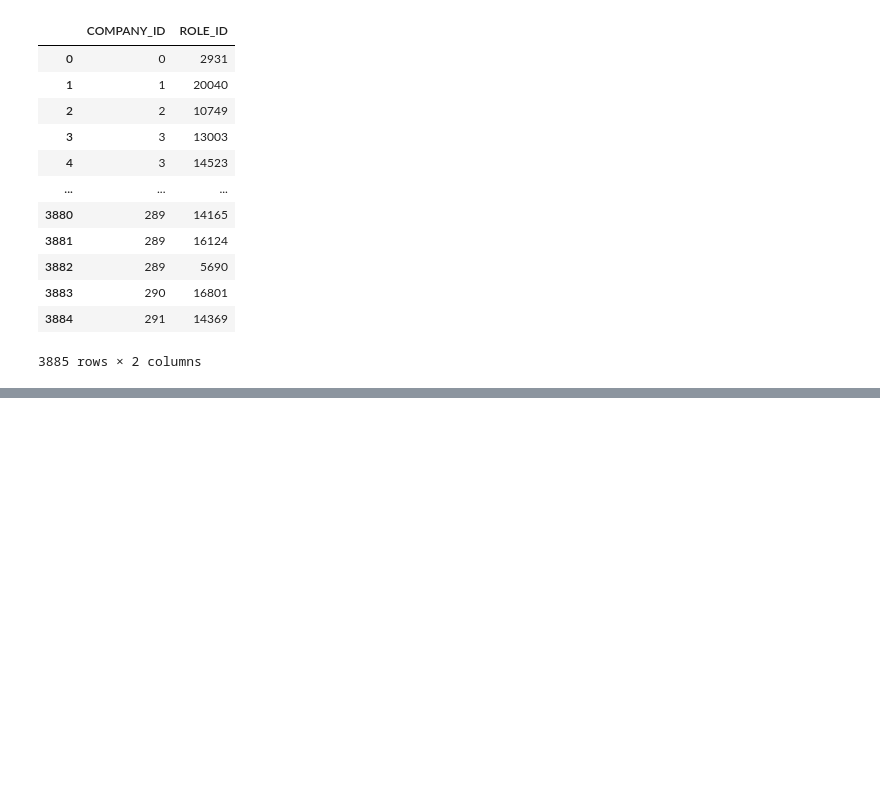
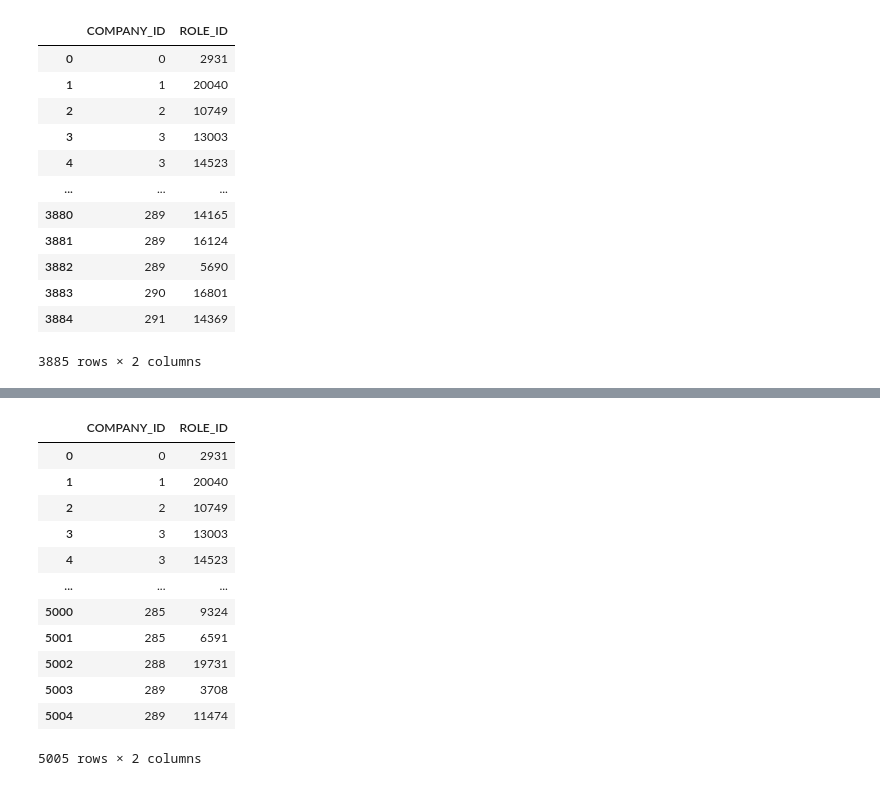
Before and after one commit to ashleyyeah/HFT-Job-Search, a Jupyter notebook: companies/role_analysis.ipynb, the cells around one changed output, grey strips where cells are left out. Saved outputs shown, nothing was run; the diff lists cells and outputs as text; code cells hidden in the pictures; blank space fills up the shorter version.

```diff
--- a/companies/role_analysis.ipynb
+++ b/companies/role_analysis.ipynb
@@ -166,0 +193,26 @@ cr
+# %%
+for index, row in companies.iterrows():
+    temp = company_roles2.loc[company_roles2['EMPLOYER_NAME'] == row['NAME']]
+    temp.reset_index()
+    for i, r in temp.iterrows():
+        c_id = row['COMPANY_ID']
+        r_id = roles.loc[roles['NAME'] == r['JOB_TITLE']]
+        if len(r_id) == 0:
+            continue
+        cr = cr.append({'COMPANY_ID': c_id, 'ROLE_ID': r_id['ROLE_ID'].item() }, ignore_index=True)
+
+cr
+# %% [output]
+|  | COMPANY_ID | ROLE_ID |
+| 0 | 0 | 2931 |
+| 1 | 1 | 20040 |
+| 2 | 2 | 10749 |
+| 3 | 3 | 13003 |
+| 4 | 3 | 14523 |
+| ... | ... | ... |
+| 5000 | 285 | 9324 |
+| 5001 | 285 | 6591 |
+| 5002 | 288 | 19731 |
+| 5003 | 289 | 3708 |
+| 5004 | 289 | 11474 |
+5005 rows × 2 columns
```
Also changed, not shown: parts of 6 cells of this notebook, 3 other files.
